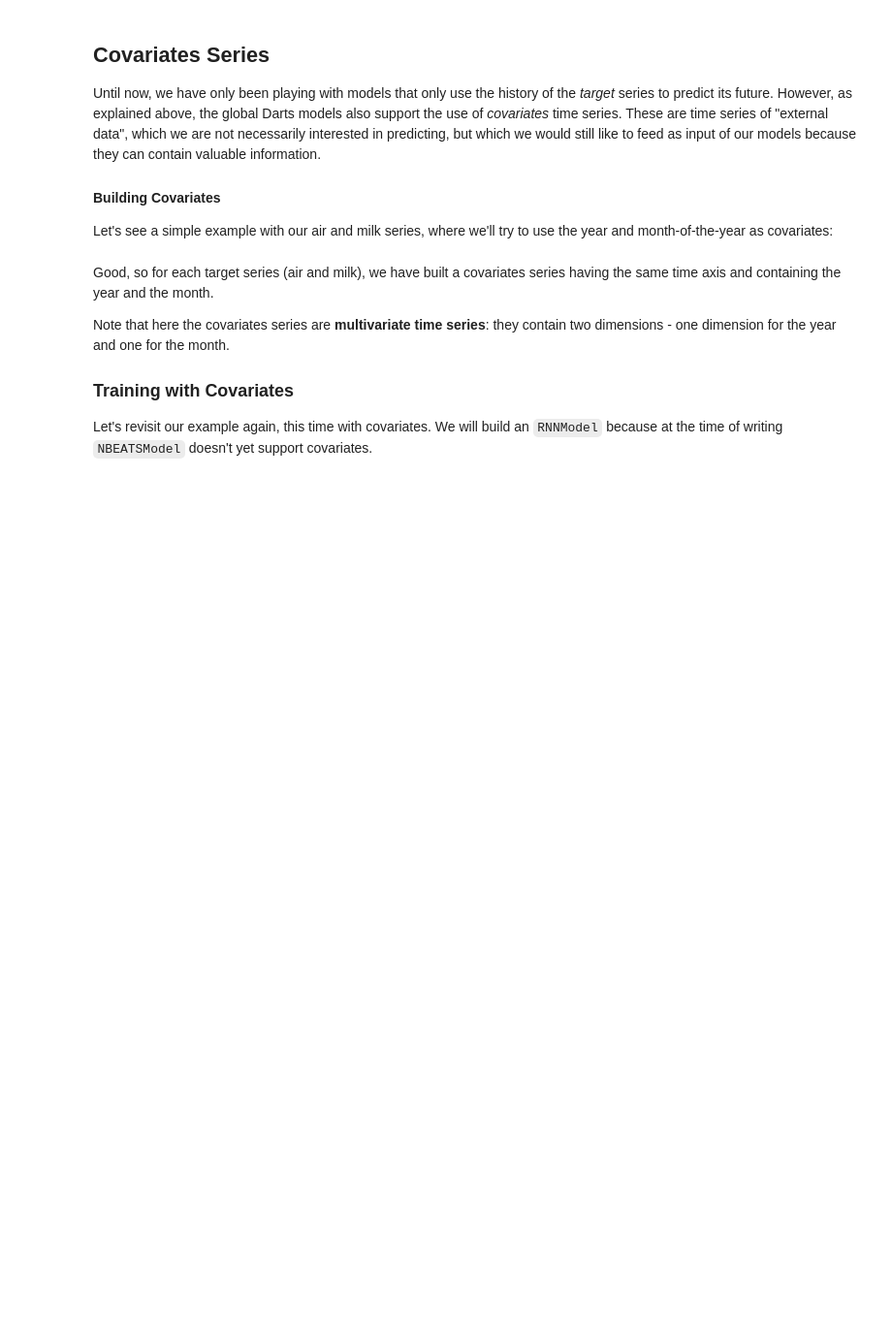
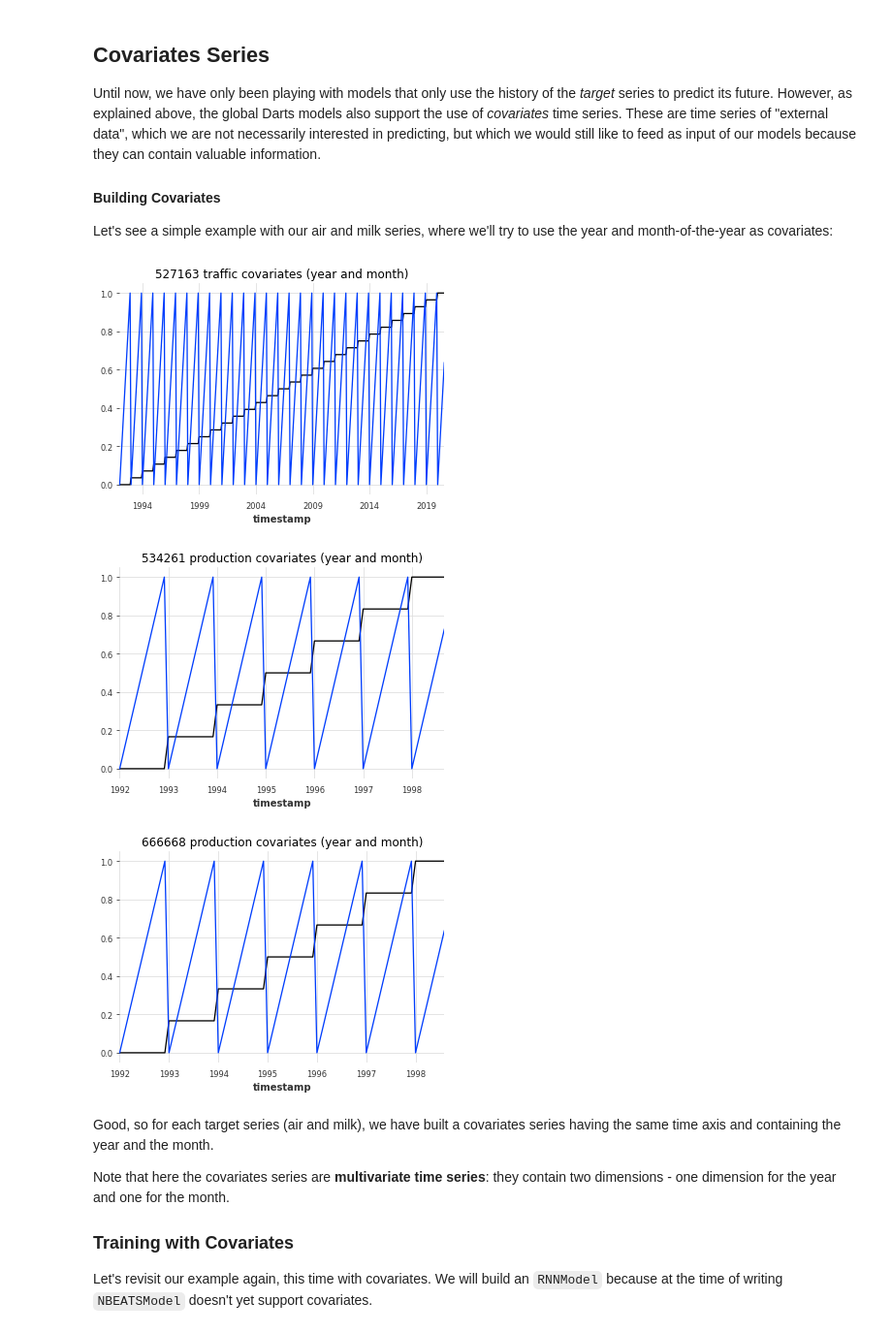
Before and after one commit to geomyll33/Beautez, a Jupyter notebook: 02_multi_time_series_and_covariates.ipynb, the cells around one changed output. Shown: that part at 97% size. Drawn from its saved outputs; the diff is of its cells as text; code cells hidden in the pictures; blank space fills up the shorter version.

```diff
--- a/02_multi_time_series_and_covariates.ipynb
+++ b/02_multi_time_series_and_covariates.ipynb
@@ -272,35 +262,50 @@ Until now, we have only been playing with models that only use the history of th
 Let's see a simple example with our air and milk series, where we'll try to use the year and month-of-the-year as covariates:
 # %%
 # build year and month series:
-_year = datetime_attribute_timeseries(series_air_scaled, attribute='year')
-air_month = datetime_attribute_timeseries(series_air_scaled, attribute='month')
+m527163_year = datetime_attribute_timeseries(series_527163_scaled, attribute='year')
+m527163_month = datetime_attribute_timeseries(series_527163_scaled, attribute='month')
 
-milk_year = datetime_attribute_timeseries(series_milk_scaled, attribute='year')
-milk_month = datetime_attribute_timeseries(series_milk_scaled, attribute='month')
+m534261_year = datetime_attribute_timeseries(series_534261_scaled, attribute='year')
+m534261_month = datetime_attribute_timeseries(series_534261_scaled, attribute='month')
+
+m666668_year = datetime_attribute_timeseries(series_666668_scaled, attribute='year')
+m666668_month = datetime_attribute_timeseries(series_666668_scaled, attribute='month')
 
 # stack year and month to obtain series of 2 dimensions (year and month):
-air_covariates = air_year.stack(air_month)
-milk_covariates = milk_year.stack(milk_month)
+m527163_covariates = m527163_year.stack(m527163_month)
+m534261_covariates = m534261_year.stack(m534261_month)
+m666668_covariates = m666668_year.stack(m666668_month)
 
 # scale them between 0 and 1:
-scaler_dt_air = Scaler()
-air_covariates = scaler_dt_air.fit_transform(air_covariates)
+scaler_dt_527163 = Scaler()
+m527163_covariates = scaler_dt_527163.fit_transform(m527163_covariates)
 
-scaler_dt_milk = Scaler()
-milk_covariates = scaler_dt_milk.fit_transform(milk_covariates)
+scaler_dt_534261 = Scaler()
+m534261_covariates = scaler_dt_534261.fit_transform(m534261_covariates)
+
+scaler_dt_666668 = Scaler()
+m666668_covariates = scaler_dt_666668.fit_transform(m666668_covariates)
 
 # split in train/validation sets:
-air_train_covariates, air_val_covariates = air_covariates[:-36], air_covariates[-36:]
-milk_train_covariates, milk_val_covariates = milk_covariates[:-36], milk_covariates[-36:]
-
+m527163_train_covariates, m527163_val_covariates = m527163_covariates[:-36], m527163_covariates[-36:]
+m534261_train_covariates, m534261_val_covariates = m534261_covariates[:-36], m534261_covariates[-36:]
+m666668_train_covariates, m666668_val_covariates = m666668_covariates[:-36], m666668_covariates[-36:]
 # plot the covariates:
 plt.figure();
-air_covariates.plot();
-plt.title('Air traffic covariates (year and month)');
+m527163_covariates.plot();
+plt.title('527163 traffic covariates (year and month)');
 
 plt.figure();
-milk_covariates.plot();
-plt.title('Milk production covariates (year and month)');
+m534261_covariates.plot();
+plt.title('534261 production covariates (year and month)');
+
+plt.figure();
+m666668_covariates.plot();
+plt.title('666668 production covariates (year and month)');
+# %% [output]
+[figure, added]
+[figure, added]
+[figure, added]
 # %% [markdown]
 Good, so for each target series (air and milk), we have built a covariates series having the same time axis and containing the year and the month.
 
```
Also changed, not shown: parts of 6 cells of this notebook.
